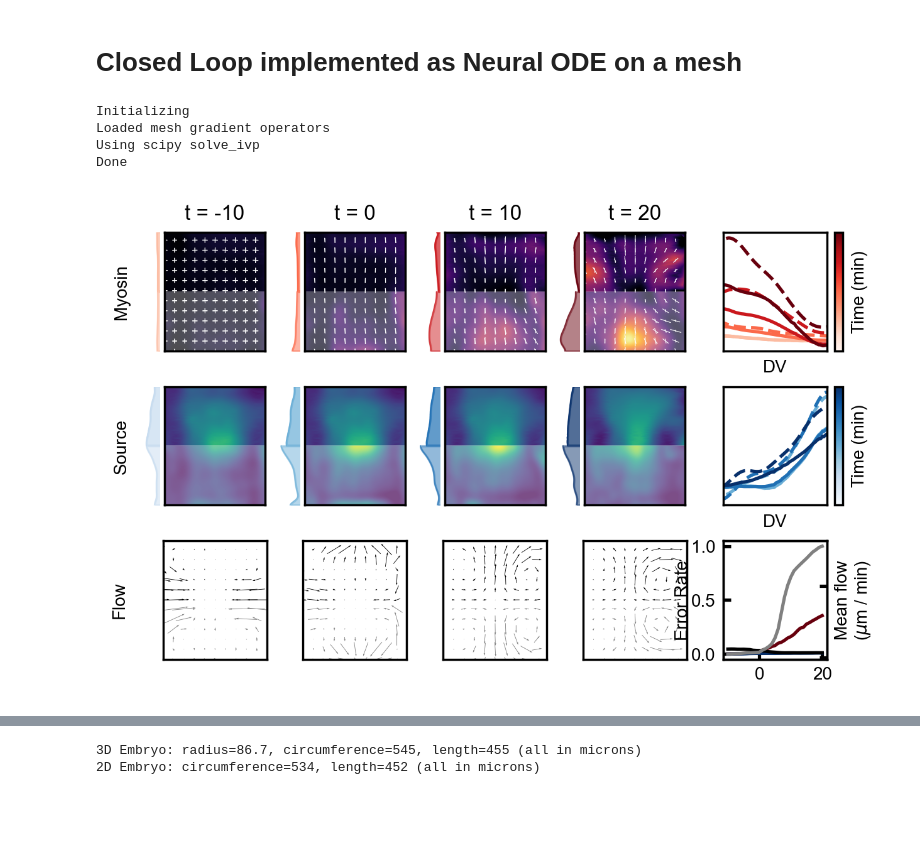
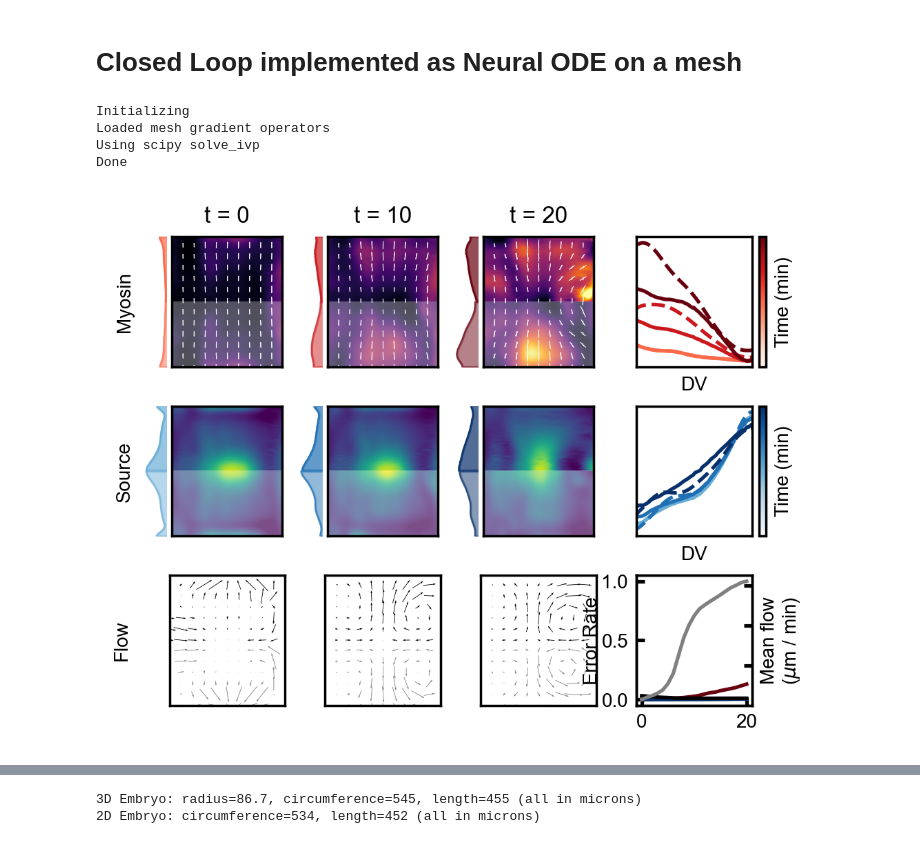
Before and after one commit to jcolen/drosophila_morphogenesis, a Jupyter notebook: ClosedLoop_Mesh.ipynb, the cells around one changed output, grey strips where cells are left out. Saved outputs shown, nothing was run; the diff lists cells and outputs as text; code cells hidden in the pictures; blank space fills up the shorter version.

Commit message:
Mesh models and reorganized figures folder

```diff
--- a/ClosedLoop_Mesh.ipynb
+++ b/ClosedLoop_Mesh.ipynb
@@ -32,6 +32,7 @@ from utils.forecasting.transforms import *
 from utils.forecasting.plot_utils import *
 from utils.geometry.geometry_utils import *
 from utils.geometry.fenics_utils import *
+from utils.decomposition.decomposition_model import *
 
 class MeshInputProcessor(InputProcessor):
     '''
@@ -173,7 +174,7 @@ class ClosedLoopMesh(ClosedFlyLoop):
         self.smoother = EmbryoSmoother(sigma=self.sigma, dv_mode=self.dv_mode, ap_mode=self.ap_mode).fit(X)
 
         gamma_dv = np.zeros([2, 2, *self.inputs.data_shape_])
-        gamma_dv[1, 0, ...] = 1.
+        gamma_dv[0, 0, ...] = 1.
         self.gamma_dv_ = pull_from_tangent_space(gamma_dv)
 
         if torch.is_tensor(X):
@@ -229,25 +230,27 @@ class ClosedLoopMesh(ClosedFlyLoop):
         ydot = self.inputs.inverse_transform(mdot, sdot)
         return ydot
 
-    def postprocess(self, f, nDV=54, nAP=46, dv_cut=3, ap_cut=2):
+    def postprocess(self, f, nDV=54, nAP=46, dv_cut=2, ap_cut=3):
         c = f.shape[:-1]
         f = interpolate_mesh_vertices_to_grid(f, nDV=nDV, nAP=nAP)
+
+        #Cut off poles
+        f = f[..., dv_cut:-dv_cut, ap_cut:-ap_cut]
 
         #Smooth
         f = self.smoother.transform(f)
 
-        f = f.reshape([*c, nDV, nAP])
-        f = interpolate_grid_to_mesh_vertices(f[..., dv_cut:-dv_cut, ap_cut:-ap_cut]) #Cut off poles
+        f = f.reshape([*c, *f.shape[-2:]])
+        f = interpolate_grid_to_mesh_vertices(f)
         return f
 
     def rhs(self, m, s, v, E):
         trm = self.einsum_('kkv->v', m)
         trE = self.einsum_('kkv->v', E)
+        smean = s.mean()
 
-        #rhs  = -(0.066 - 0.061 * s) * m
-        rhs  = -(0.066 - 0.061 * s.mean()) * m
-        #rhs +=  (0.489 + 0.318 * s) * m * self.einsum_('kkv->v', E)
-        rhs +=  (0.800 + 0.318 * s.mean()) * m * trE
+        rhs  = -(0.066 - 0.061 * s) * m
+        rhs +=  (0.489 + 0.318 * s) * m * trE
         rhs +=  (0.564 - 0.393 * s) * trm * m
         rhs +=  (0.047 - 0.037 * s) * trm * self.gamma_dv_
         return rhs
@@ -256,12 +259,13 @@ class ClosedLoopMesh(ClosedFlyLoop):
 #Collect initial conditions - m, c, v, and time
 with h5py.File('Public/myosin_dynamics_fitting.h5', 'r') as h5f:
     data = h5f['ensemble']
-    tmin, tmax = -10, 20
+    tmin, tmax = 0, 20
 
     t = data['fields/v'].attrs['t']
     t_mask = np.logical_and(t >= tmin, t <= tmax)
     m0 = data['fields/m_ij'][t_mask, ...][()]
     s0 = data['fields/c'][t_mask, ...][()]
+    s0 = LeftRightSymmetrize().fit_transform(s0)
     v0 = data['fields/v'][t_mask, ...][()]
     t0 = t[t_mask, ...][()]
 
@@ -270,34 +274,34 @@ with h5py.File('Public/myosin_dynamics_fitting.h5', 'r') as h5f:
 v_verts = np.stack([
     interpolate_grid_to_mesh_vertices(v0[i, ..., 10:-10]) for i in range(len(v0))
 ])
 v_int = interp1d(t0,
                  v_verts,
                  axis=0, fill_value='extrapolate')
 v_model = lambda t, y: v_int(t)
 
 y0 = np.concatenate([
-    interpolate_grid_to_mesh_vertices(m0[0, ..., 10:-10]).reshape([4, 1797]),
-    interpolate_grid_to_mesh_vertices(s0[0, ..., 10:-10]).reshape([1, 1797]),
+    interpolate_grid_to_mesh_vertices(m0[0]).reshape([4, 1797]),
+    interpolate_grid_to_mesh_vertices(s0[0]).reshape([1, 1797]),
 ])
 
 
-model = ClosedLoopMesh(v_model=v_model, sigma=1)
+model = ClosedLoopMesh(v_model=v_model, sigma=.5)
 m, s, v = model.integrate(y0, t0)
 print('Done')
 
 m = np.stack([interpolate_mesh_vertices_to_grid(m[i]) for i in range(len(m))])
 s = np.stack([interpolate_mesh_vertices_to_grid(s[i]) for i in range(len(s))])
 v = np.stack([interpolate_mesh_vertices_to_grid(v[i]) for i in range(len(v))])
 
 #sqh_vel_plot(m, v, t0, dt=5)
 comparison_plot(t0,
                 ('Myosin', m, m0),
                 ('Source', s, s0),
                 ('Flow', v, v0),
                 dt=10)
 # %% [output]
 Initializing
 Loaded mesh gradient operators
 Using scipy solve_ivp
 Done
-[figure, old version]
+[figure, new version]
```
Also changed, not shown: parts of 3 cells of this notebook, 13 other files.
